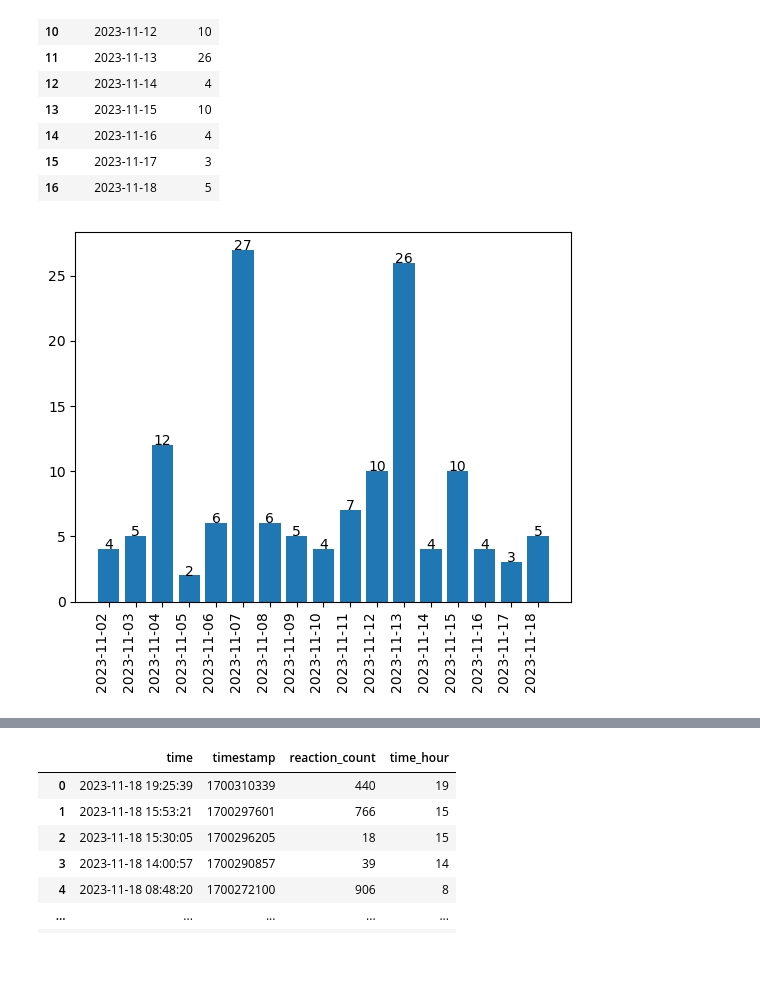
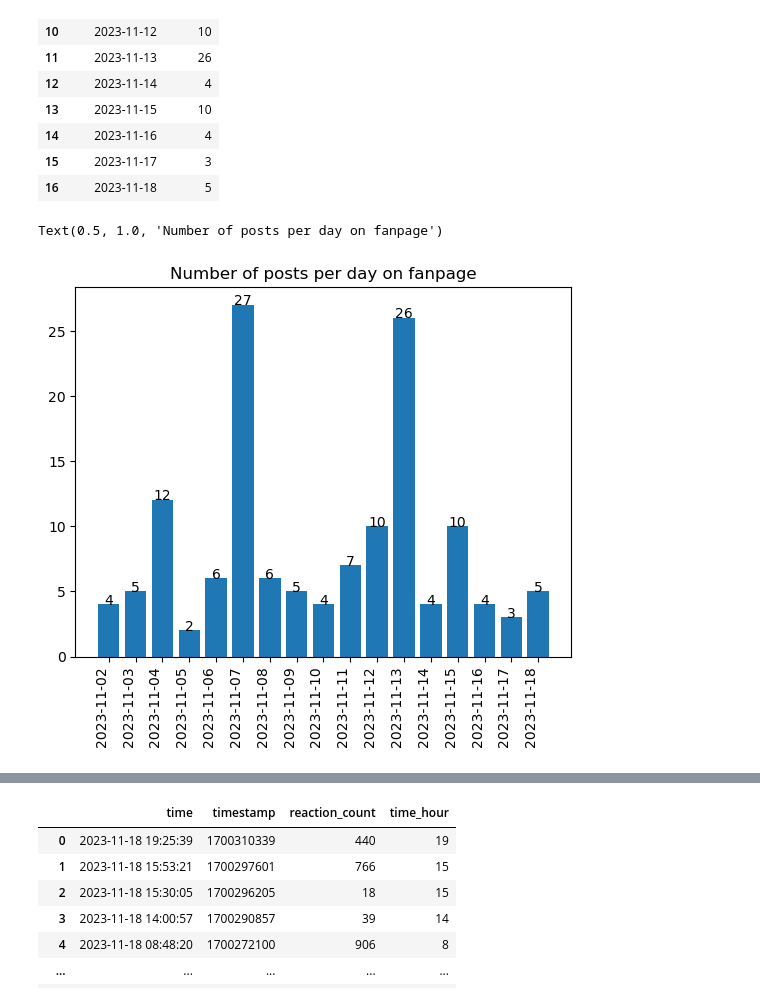
Before and after one commit to DUNGTK2004/Final_Project_22022633, a Jupyter notebook: Analyze_data.ipynb, the cells around one changed output, grey strips where cells are left out. Saved outputs shown, nothing was run; the diff lists cells and outputs as text; code cells hidden in the pictures; blank space fills up the shorter version.

```diff
--- a/Analyze_data.ipynb
+++ b/Analyze_data.ipynb
@@ -49,2 +49,3 @@ str = 'Chelsea'
 # %%
-raw_df[str] = raw_df.post_text.str.contains(str)
+raw_df_chelsea = raw_df
+raw_df_chelsea[str_values] = raw_df.post_text.str.contains(str)
@@ -210,6 +230,8 @@ def addlabels(x, y):
 # %%
 plt.bar(grouped1['time_not_hour'], grouped1['Counts'])
 plt.xticks(np.arange(len(grouped1)),rotation=90, ha='right')
 addlabels(grouped1['time_not_hour'], grouped1['Counts'])
+plt.title("Number of posts per day on fanpage")
 # %% [output]
+Text(0.5, 1.0, 'Number of posts per day on fanpage')
-[figure, old version]
+[figure, new version]
```
Also changed, not shown: parts of 23 cells of this notebook, 3 other files.
